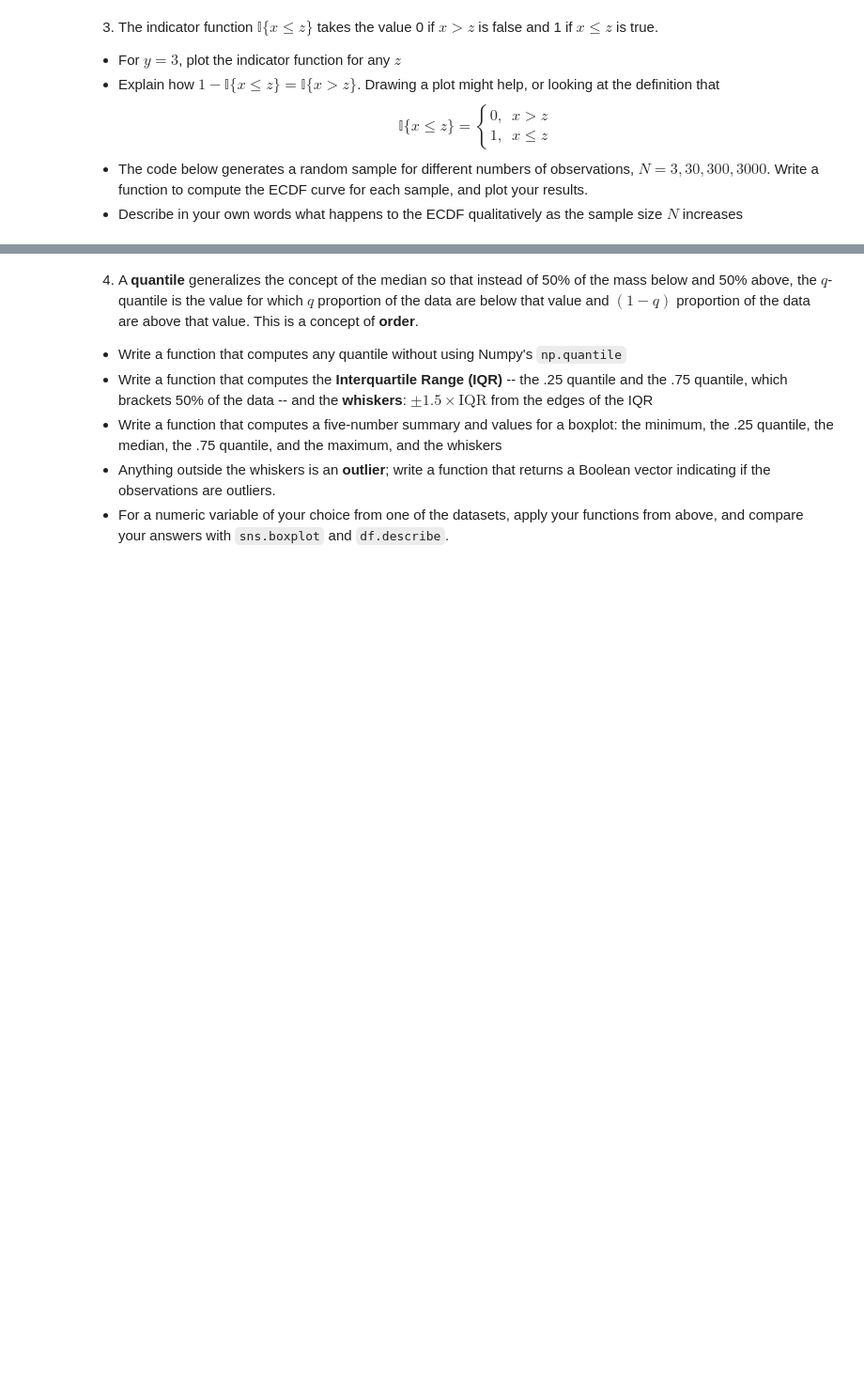
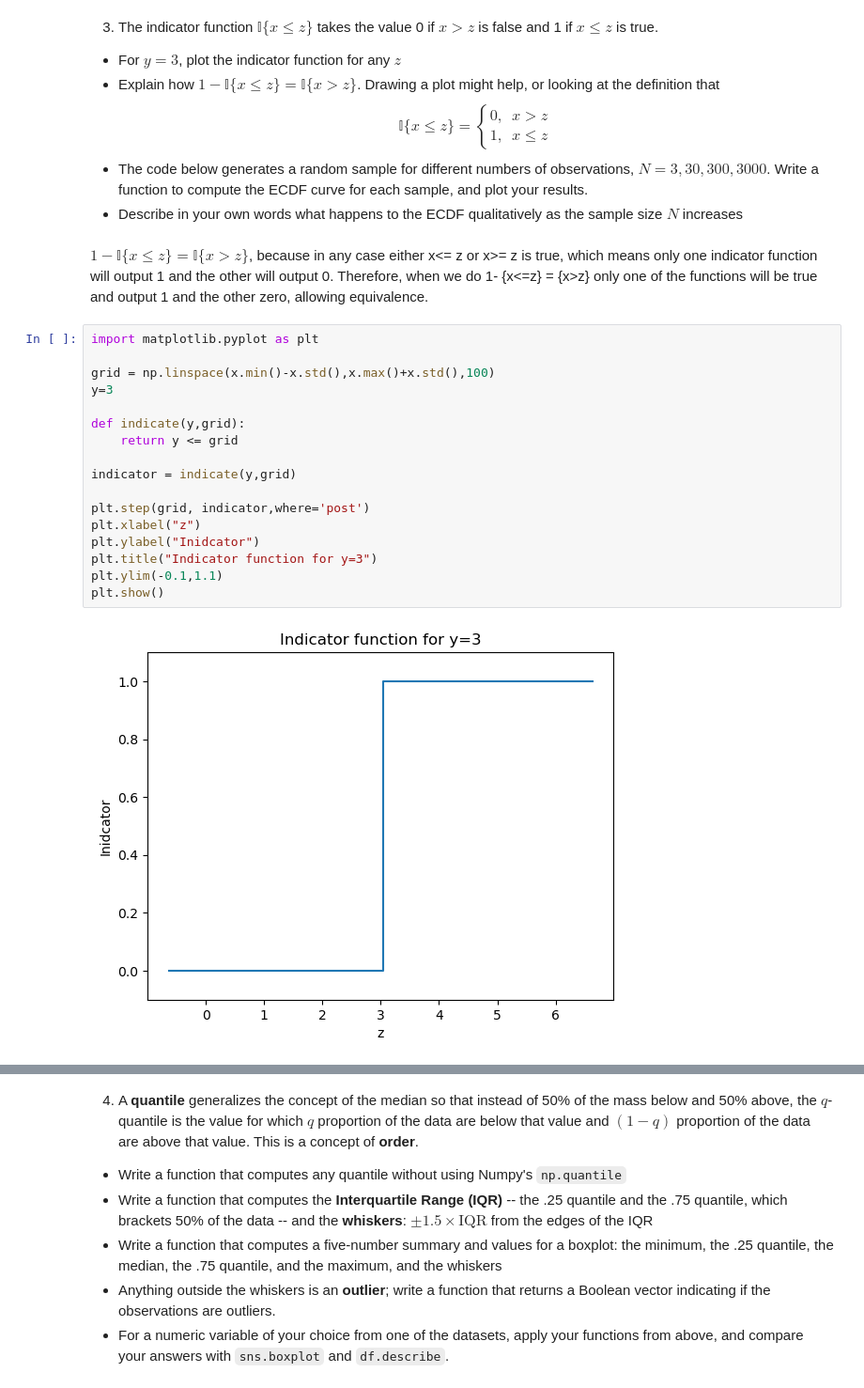
Before and after one commit to sd7xrg/DS5030assignment2, a Jupyter notebook: assignment_2.ipynb, the cells around one changed output, grey strips where cells are left out. Shown at 94% size. Saved outputs shown, nothing was run; the diff lists cells and outputs as text; blank space fills up the shorter version.

```diff
--- a/assignment_2.ipynb
+++ b/assignment_2.ipynb
@@ -29,6 +101,27 @@ $$
 $$
 - The code below generates a random sample for different numbers of observations, $N = 3, 30, 300, 3000 $. Write a function to compute the ECDF curve for each sample, and plot your results.
 - Describe in your own words what happens to the ECDF qualitatively as the sample size $N$ increases
+# %% [markdown]
+$ 1- \mathbb{I}\{ x \le z \} = \mathbb{I}\{ x > z \}$, because in any case either x<= z or x>= z is true, which means only one indicator function will output 1 and the other will output 0. Therefore, when we do 1- {x<=z} = {x>z} only one of the functions will be true and output 1 and the other zero, allowing equivalence.
+# %%
+import matplotlib.pyplot as plt
+
+grid = np.linspace(x.min()-x.std(),x.max()+x.std(),100)
+y=3
+
+def indicate(y,grid):
+    return y <= grid
+
+indicator = indicate(y,grid)
+
+plt.step(grid, indicator,where='post')
+plt.xlabel("z")
+plt.ylabel("Inidcator")
+plt.title("Indicator function for y=3")
+plt.ylim(-0.1,1.1)
+plt.show()
+# %% [output]
+[figure, added]
 # %%
 import numpy as np
 import seaborn as sns
```
Also changed, not shown: parts of 13 cells of this notebook.
